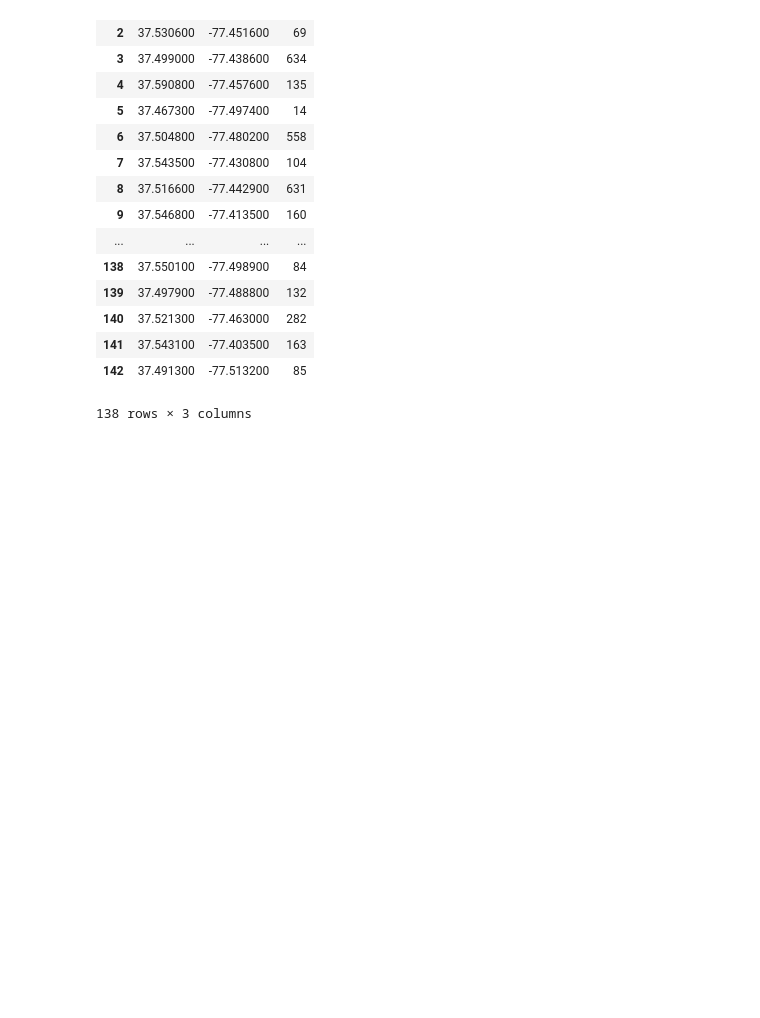
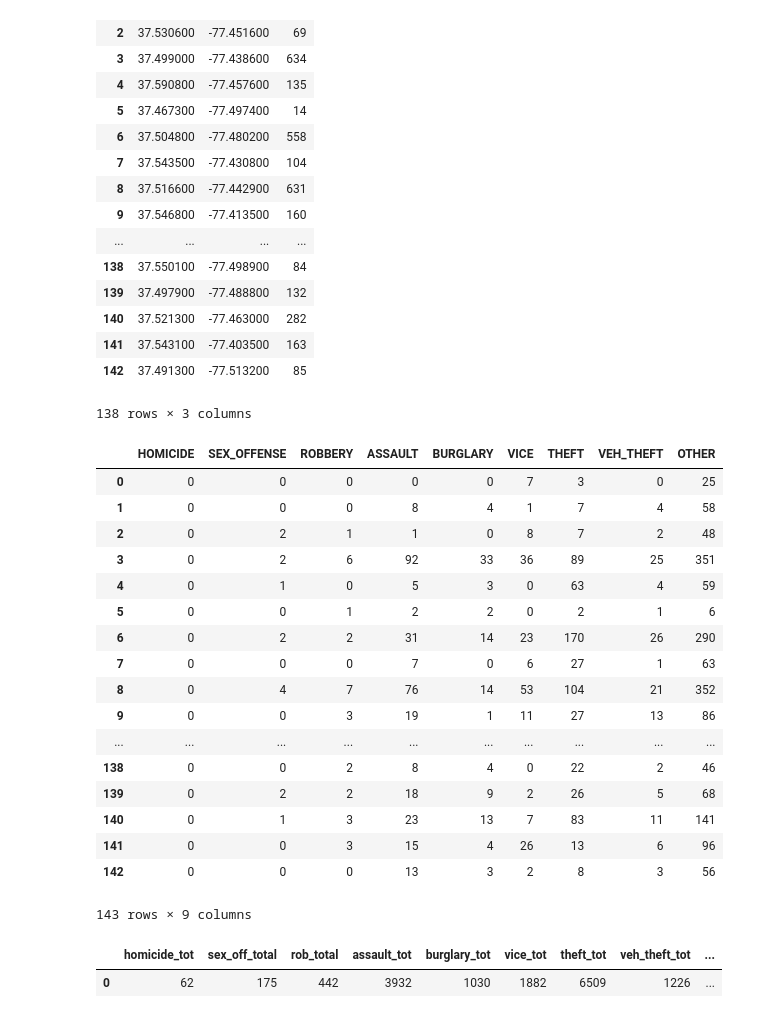
Before and after one commit to afcummings/Project2RiotGamesData, a Jupyter notebook: Untitled.ipynb, the cells around one changed output. Saved outputs shown, nothing was run; the diff lists cells and outputs as text; code cells hidden in the pictures; blank space fills up the shorter version.

```diff
--- a/Untitled.ipynb
+++ b/Untitled.ipynb
@@ -146,3 +163,27 @@ crime_df.dropna()
 138 rows × 3 columns
 # %%
 crime_list = crime_df.values.tolist()
+# %%
+crime_by_type = pd.read_csv("C:\\Users\\AFCummings\\git\\Project2RiotGamesData\\Resources\\Crime Information.csv")
+# %%
+crime_by_type = crime_by_type.drop(crime_by_type.columns[[0,10,11]], axis=1)
+crime_by_type
+# %% [output]
+|  | HOMICIDE | SEX_OFFENSE | ROBBERY | ASSAULT | BURGLARY | VICE | THEFT | VEH_THEFT | OTHER |
+| 0 | 0 | 0 | 0 | 0 | 0 | 7 | 3 | 0 | 25 |
+| 1 | 0 | 0 | 0 | 8 | 4 | 1 | 7 | 4 | 58 |
+| 2 | 0 | 2 | 1 | 1 | 0 | 8 | 7 | 2 | 48 |
+| 3 | 0 | 2 | 6 | 92 | 33 | 36 | 89 | 25 | 351 |
+| 4 | 0 | 1 | 0 | 5 | 3 | 0 | 63 | 4 | 59 |
+| 5 | 0 | 0 | 1 | 2 | 2 | 0 | 2 | 1 | 6 |
+| 6 | 0 | 2 | 2 | 31 | 14 | 23 | 170 | 26 | 290 |
+| 7 | 0 | 0 | 0 | 7 | 0 | 6 | 27 | 1 | 63 |
+| 8 | 0 | 4 | 7 | 76 | 14 | 53 | 104 | 21 | 352 |
+| 9 | 0 | 0 | 3 | 19 | 1 | 11 | 27 | 13 | 86 |
+| ... | ... | ... | ... | ... | ... | ... | ... | ... | ... |
+| 138 | 0 | 0 | 2 | 8 | 4 | 0 | 22 | 2 | 46 |
+| 139 | 0 | 2 | 2 | 18 | 9 | 2 | 26 | 5 | 68 |
+| 140 | 0 | 1 | 3 | 23 | 13 | 7 | 83 | 11 | 141 |
+| 141 | 0 | 0 | 3 | 15 | 4 | 26 | 13 | 6 | 96 |
+| 142 | 0 | 0 | 0 | 13 | 3 | 2 | 8 | 3 | 56 |
+143 rows × 9 columns
@@ -148,0 +217,6 @@ crime_list = crime_df.values.tolist()
+# %%
+crime_by_type = crime_by_type[:1]
+crime_by_type
+# %% [output]
+|  | homicide_tot | sex_off_total | rob_total | assault_tot | burglary_tot | vice_tot | theft_tot | veh_theft_tot | ... |
+| 0 | 62 | 175 | 442 | 3932 | 1030 | 1882 | 6509 | 1226 | ... |
```
Also changed, not shown: parts of 11 cells of this notebook, 2 other files.
